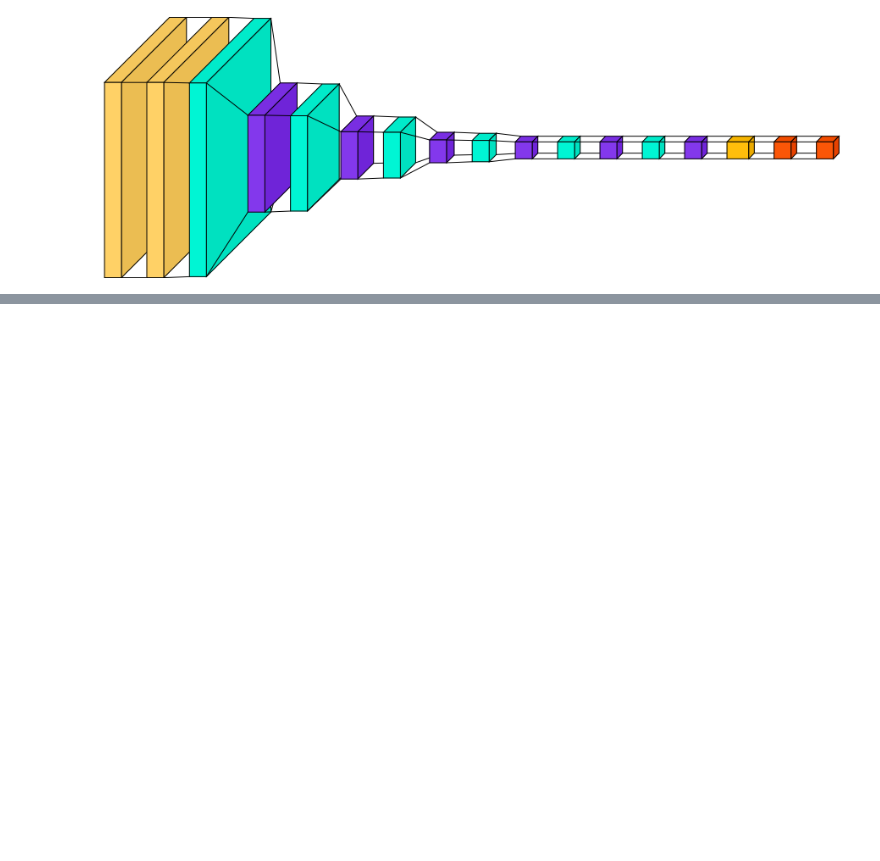
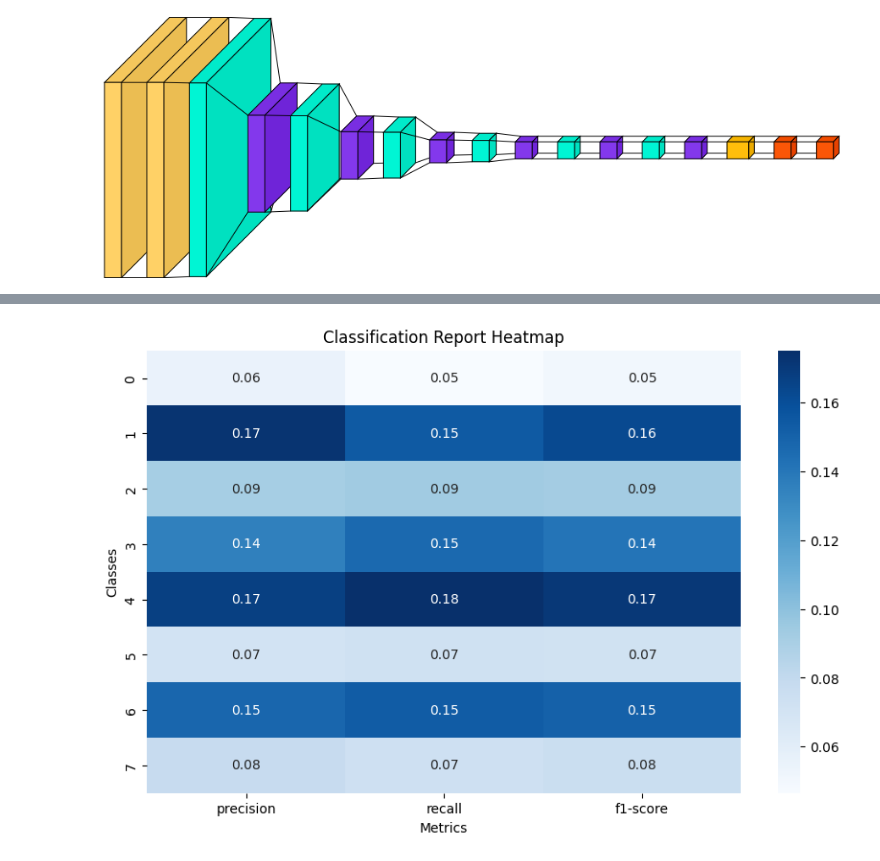
Before and after one commit to jatinpatil06/soybean_leaf-disease_and_yield-prediction_BDT-project, a Jupyter notebook: code.ipynb, the cells around one changed output, grey strips where cells are left out. Cells and saved outputs as stored; diff of their text form; code cells hidden in the pictures; blank space fills up the shorter version.

```diff
--- a/code.ipynb
+++ b/code.ipynb
@@ -209,0 +264,2 @@ Text(0.5, 1.0, 'Training and validation accuracy')
+# %%
+model = tf.keras.models.load_model('soy.keras')
@@ -209,0 +275,3 @@ Text(0.5, 1.0, 'Training and validation accuracy')
+# %%
+y_pred = model.predict(test_ds)
+print(len(y_pred))
@@ -209,0 +281,2 @@ Text(0.5, 1.0, 'Training and validation accuracy')
+# %%
+y_pred = np.argmax(np.array(y_pred), axis = 1)
@@ -209,0 +311,22 @@ Text(0.5, 1.0, 'Training and validation accuracy')
+# %%
+import pandas as pd
+import seaborn as sns
+report_dict = classification_report(y_actual, y_pred, output_dict=True)
+
+# Convert dictionary to DataFrame for easier visualization
+report_df = pd.DataFrame(report_dict).transpose()
+
+# Drop 'accuracy', 'macro avg', and 'weighted avg' for a cleaner heatmap
+report_df = report_df.drop(['accuracy', 'macro avg', 'weighted avg'])
+
+# Plot the heatmap
+plt.figure(figsize=(10, 6))
+sns.heatmap(report_df.iloc[:, :-1], annot=True, cmap='Blues', fmt=".2f")
+
+# Add labels and title
+plt.title('Classification Report Heatmap')
+plt.ylabel('Classes')
+plt.xlabel('Metrics')
+plt.show()
+# %% [output]
+[figure, added]
```
Also changed, not shown: parts of 23 cells of this notebook, 2 other files.
